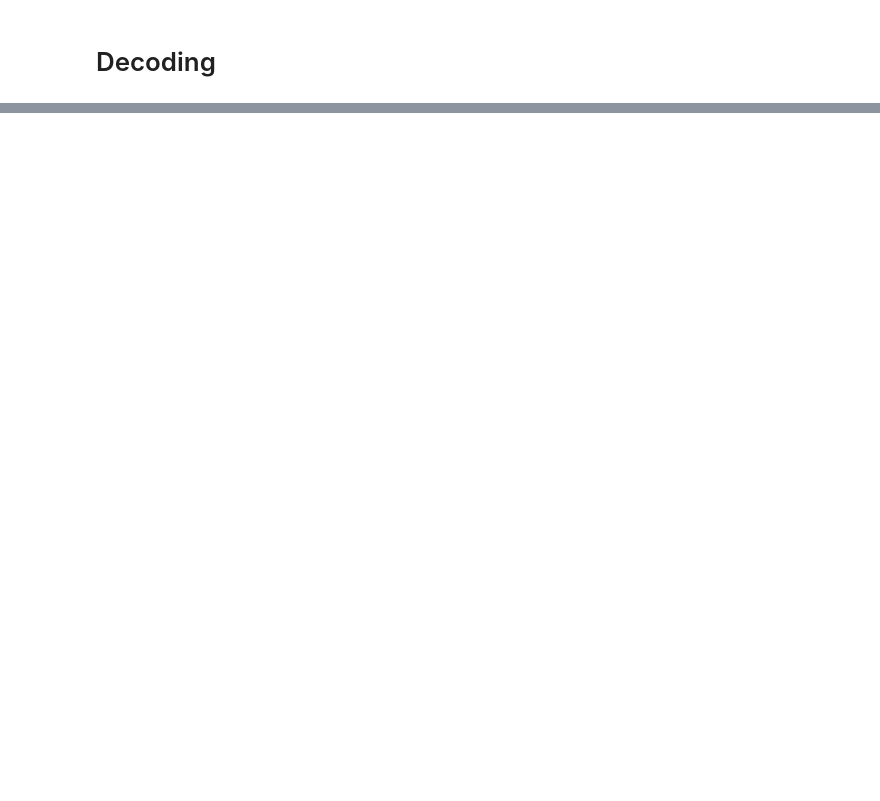
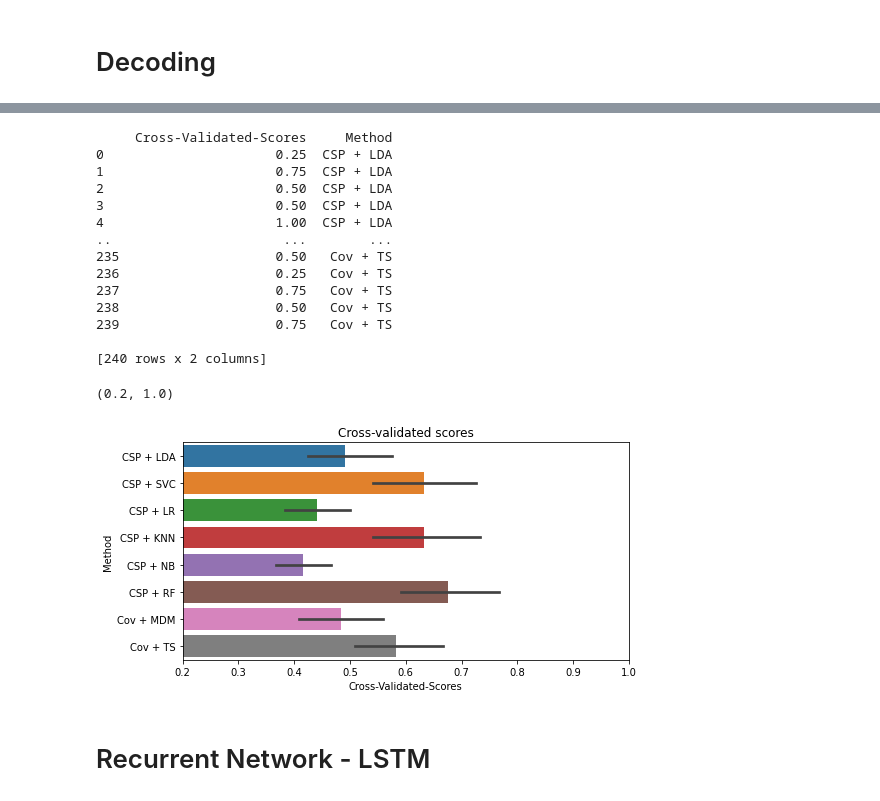
Before and after one commit to chaklam-silpasuwanchai/EEG-Real-Time-Applications, a Jupyter notebook: SSVEP/3-analysis/Model Training.ipynb, the cells around one changed output, grey strips where cells are left out. Saved outputs shown, nothing was run; the diff lists cells and outputs as text; code cells hidden in the pictures; blank space fills up the shorter version.

```diff
--- a/SSVEP/3-analysis/Model Training.ipynb
+++ b/SSVEP/3-analysis/Model Training.ipynb
@@ -222,0 +286,26 @@ fcsp.decode(epochs)
+# %%
+print(results)
+
+figure = plt.figure(figsize=[8,4])
+plt.title("Cross-validated scores")
+sns.barplot(data=results, x='Cross-Validated-Scores', y='Method')
+plt.xlim(0.2, 1)
+# %% [output]
+     Cross-Validated-Scores     Method
+0                      0.25  CSP + LDA
+1                      0.75  CSP + LDA
+2                      0.50  CSP + LDA
+3                      0.50  CSP + LDA
+4                      1.00  CSP + LDA
+..                      ...        ...
+235                    0.50   Cov + TS
+236                    0.25   Cov + TS
+237                    0.75   Cov + TS
+238                    0.50   Cov + TS
+239                    0.75   Cov + TS
+
+[240 rows x 2 columns]
+(0.2, 1.0)
+[figure, added]
+# %% [markdown]
+# Recurrent Network - LSTM
```
Also changed, not shown: parts of 23 cells of this notebook, 5 other files.
